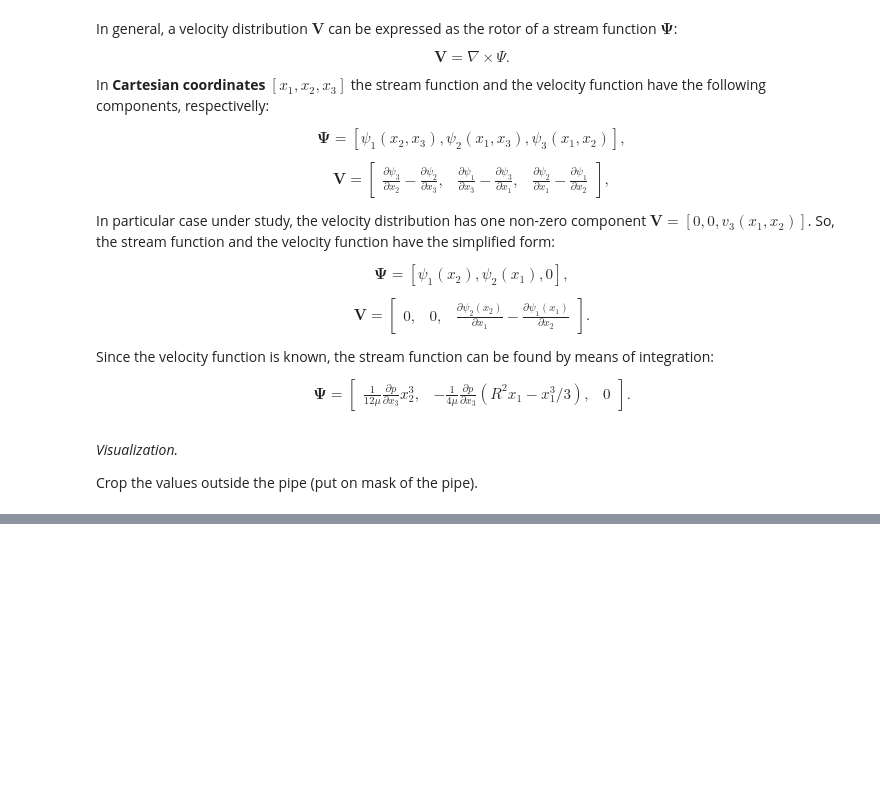
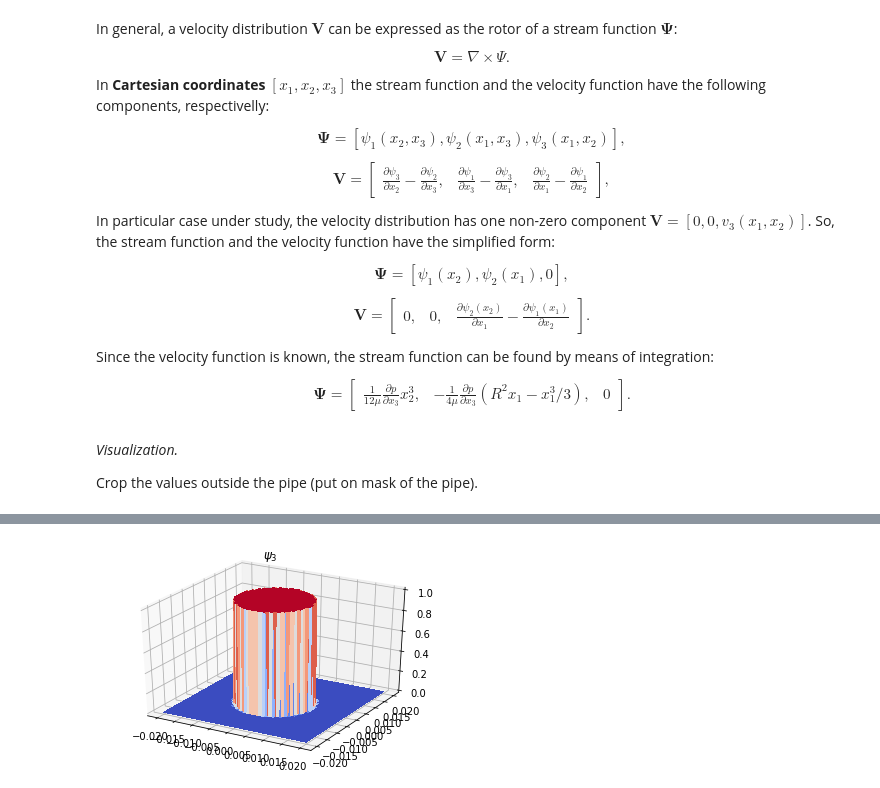
Before and after one commit to litvinenkonikita/Physics_based_ML, a Jupyter notebook: Pipe_analytical_solution.ipynb, the cells around one changed output, grey strips where cells are left out. Drawn from its saved outputs; the diff is of its cells as text; code cells hidden in the pictures; blank space fills up the shorter version.

```diff
--- a/Pipe_analytical_solution.ipynb
+++ b/Pipe_analytical_solution.ipynb
@@ -200,0 +208,8 @@ plt.show()
+# %%
+fig3, ax = plt.subplots(subplot_kw={"projection": "3d"})
+surf3 = ax.plot_surface(np.array(x_1),np.array(x_2), np.array(psi_3), cmap=cm.coolwarm, linewidth=0, antialiased=False)
+fig1.colorbar(surf3, shrink=0.5, aspect=5)
+plt.title('$\psi_3$')
+plt.show()
+# %% [output]
+[figure, added]
```
Also changed, not shown: parts of 7 cells of this notebook.
